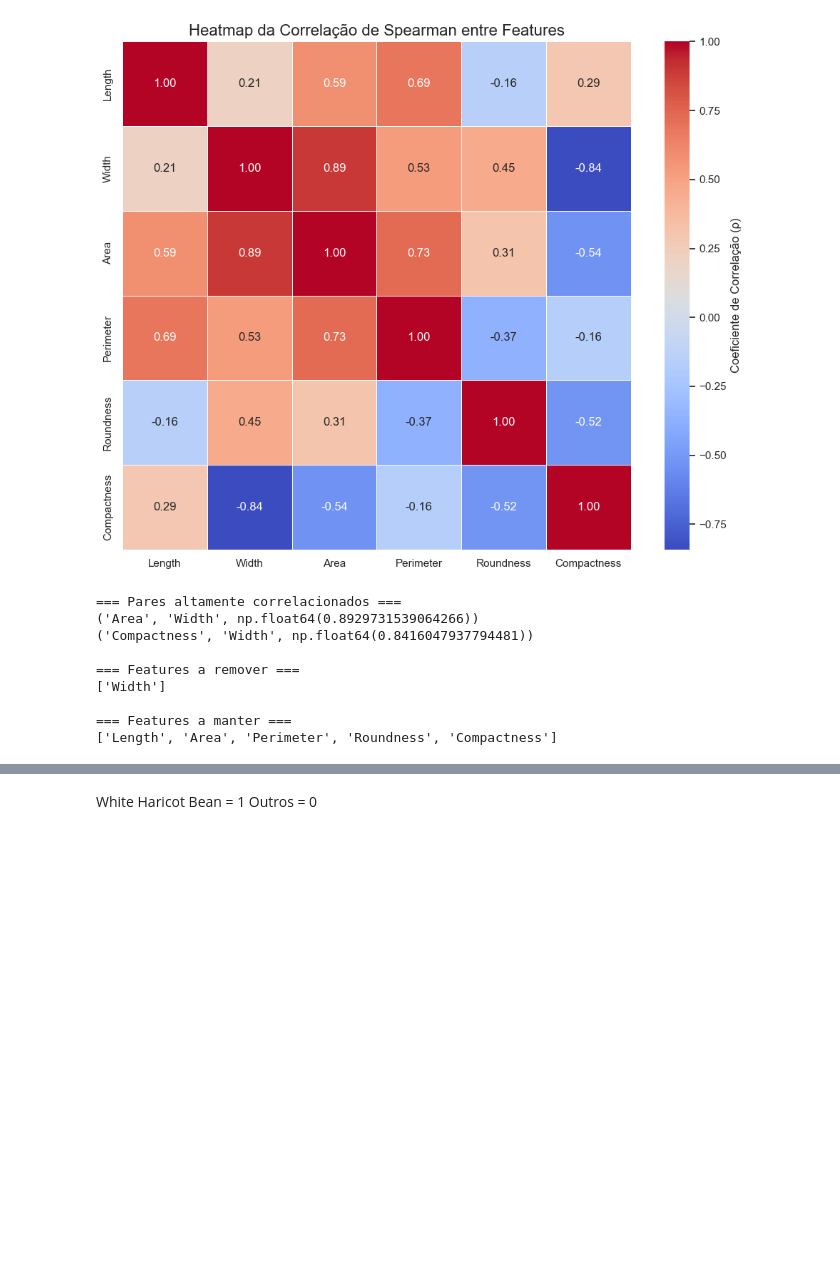
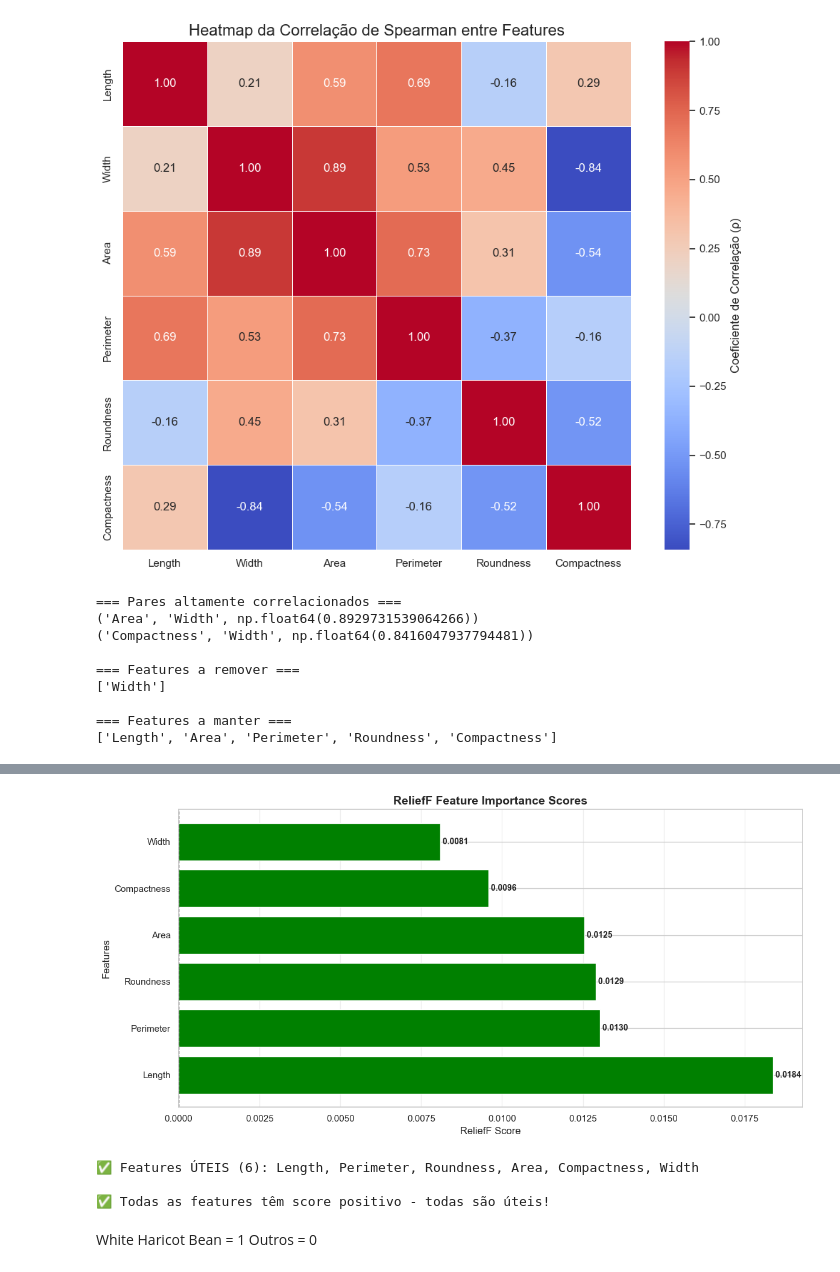
Before and after one commit to tomasgferreira06/ML_Challenge1, a Jupyter notebook: proj.ipynb, the cells around one changed output, grey strips where cells are left out. Cells and saved outputs as stored; diff of their text form; code cells hidden in the pictures; blank space fills up the shorter version.

Commit message:
Add ReliefF feature selection analysis to notebook

```diff
--- a/proj.ipynb
+++ b/proj.ipynb
@@ -307,3 +279,68 @@ print(keep)
 
 === Features a manter ===
 ['Length', 'Area', 'Perimeter', 'Roundness', 'Compactness']
+# %%
+from skrebate import ReliefF
+import numpy as np
+import pandas as pd
+import matplotlib.pyplot as plt
+import seaborn as sns
+
+print("=== ReliefF Feature Selection ===\n")
+
+# Preparar dados (usar todas as features originais)
+all_features = ['Length', 'Width', 'Area', 'Perimeter', 'Roundness', 'Compactness']
+X_relief = df_clean[all_features].values
+# Criar target temporário diretamente aqui
+y_relief = (df_clean["Class"] == "White Haricot Bean").astype(int).values
+
+
+# Aplicar ReliefF
+relief = ReliefF(n_neighbors=10, n_features_to_select=len(all_features))
+relief.fit(X_relief, y_relief)
+
+# Obter scores
+feature_scores = pd.DataFrame({
+    'Feature': all_features,
+    'ReliefF Score': relief.feature_importances_
+}).sort_values('ReliefF Score', ascending=False)
+
+print("📊 ReliefF Scores (ordenados por importância):\n")
+print(feature_scores.to_string(index=False))
+print()
+
+# Interpretação
+print("\n💡 Interpretação dos Scores:")
+print("- Scores POSITIVOS: Feature ajuda a distinguir as classes")
+print("- Scores NEGATIVOS: Feature pode atrapalhar a classificação")
+print("- Quanto MAIOR o score, mais importante a feature")
+print()
+
+# Visualização
+plt.figure(figsize=(12, 6))
+colors = ['green' if score > 0 else 'red' for score in feature_scores['ReliefF Score']]
+bars = plt.barh(feature_scores['Feature'], feature_scores['ReliefF Score'], color=colors)
+plt.xlabel('ReliefF Score', fontsize=12)
+plt.ylabel('Features', fontsize=12)
+plt.title('ReliefF Feature Importance Scores', fontsize=14, fontweight='bold')
+plt.axvline(x=0, color='black', linestyle='--', linewidth=1)
+plt.grid(axis='x', alpha=0.3)
+
+# Adicionar valores nas barras
+for i, (feature, score) in enumerate(zip(feature_scores['Feature'], feature_scores['ReliefF Score'])):
+    plt.text(score, i, f' {score:.4f}', va='center', fontsize=10, fontweight='bold')
+
+plt.tight_layout()
+plt.show()
+
+# Recomendações
+positive_features = feature_scores[feature_scores['ReliefF Score'] > 0]['Feature'].tolist()
+negative_features = feature_scores[feature_scores['ReliefF Score'] <= 0]['Feature'].tolist()
+
+print(f"\n✅ Features ÚTEIS ({len(positive_features)}): {', '.join(positive_features)}")
+if negative_features:
+    print(f"❌ Features PREJUDICIAIS ({len(negative_features)}): {', '.join(negative_features)}")
+    print("\n⚠️ Considera remover as features com score negativo para melhorar o modelo!")
+else:
+    print("\n✅ Todas as features têm score positivo - todas são úteis!")
+# %% [output]
@@ -310,3 +364,7 @@ print(keep)
+[figure, added]
+✅ Features ÚTEIS (6): Length, Perimeter, Roundness, Area, Compactness, Width
+
+✅ Todas as features têm score positivo - todas são úteis!
 # %% [markdown]
 White Haricot Bean = 1
 Outros = 0
```
Also changed, not shown: parts of 12 cells of this notebook.
